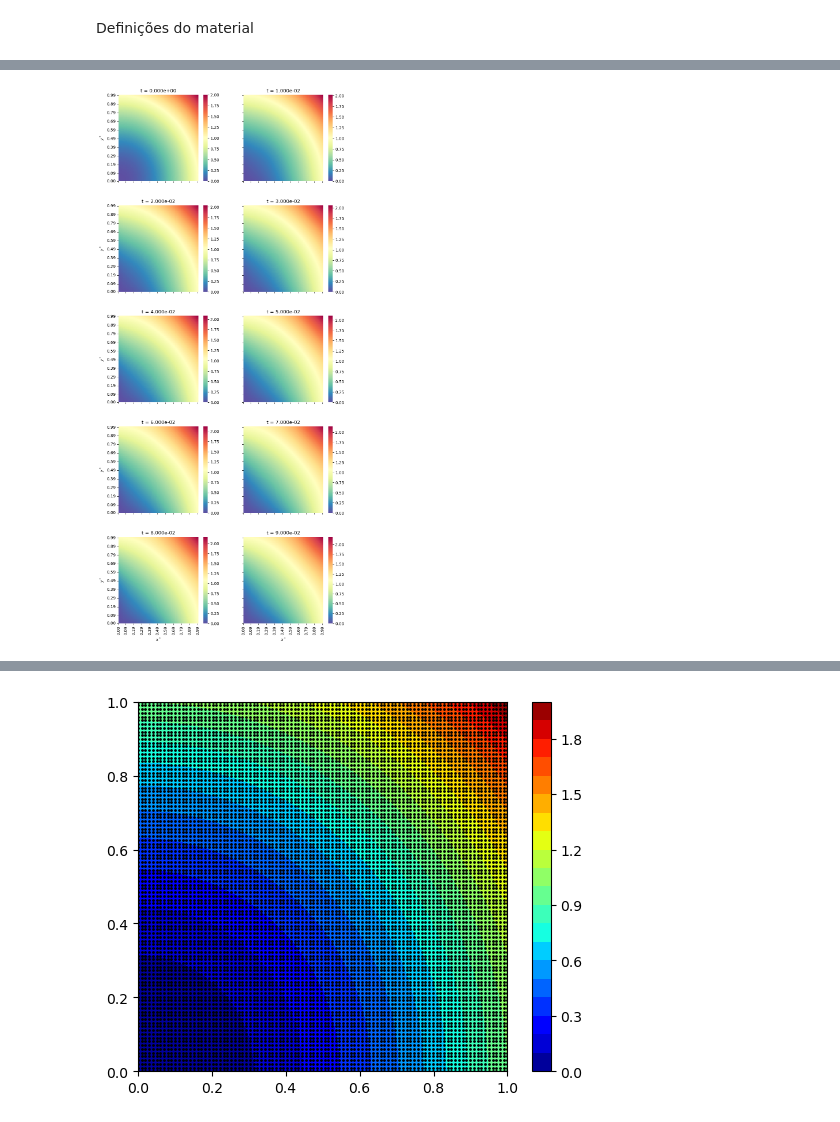
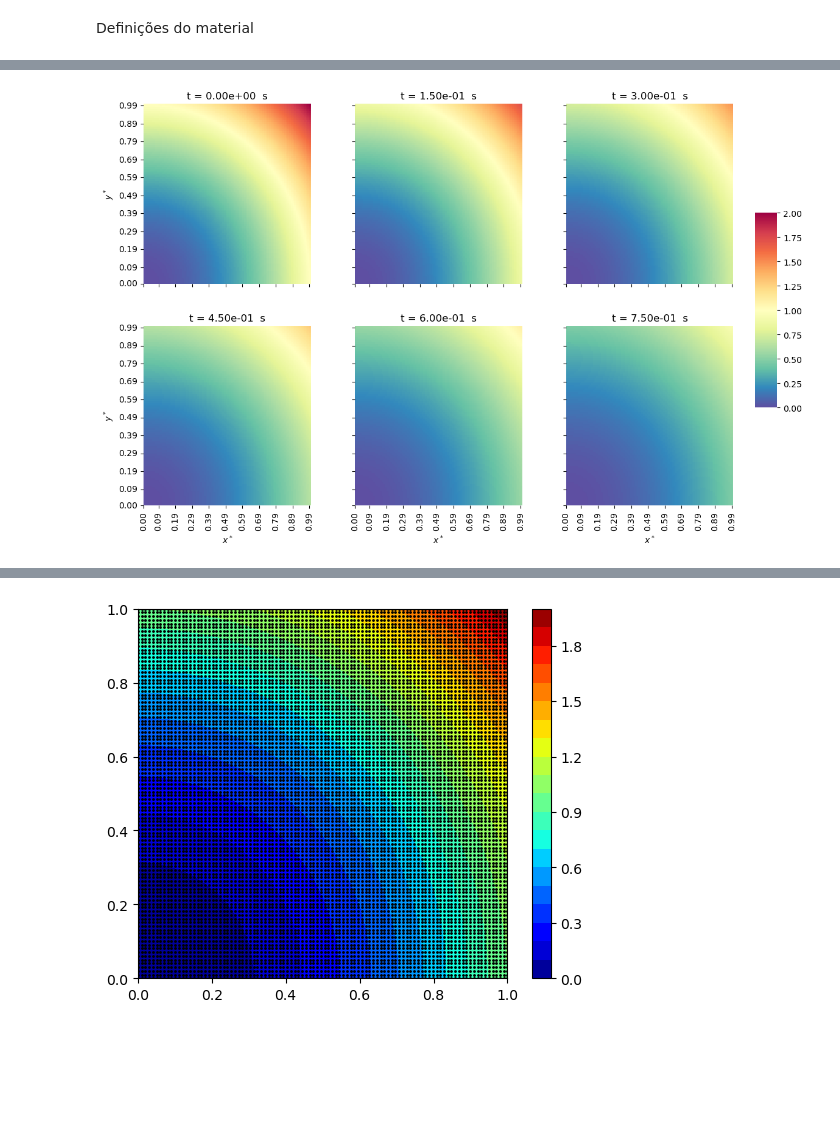
Before and after one commit to ThyCap/Transcal2, a Jupyter notebook: Transient_2D_FEM.ipynb, the cells around one changed output, grey strips where cells are left out. Drawn from its saved outputs; the diff is of its cells as text; code cells hidden in the pictures; blank space fills up the shorter version.

```diff
--- a/Transient_2D_FEM.ipynb
+++ b/Transient_2D_FEM.ipynb
@@ -24,7 +25,7 @@ Definições do material
 # %%
 # Boundary conditions
 # Tcc = lambda x, y, t: x*x + y*y + np.exp(t)
-Tcc = lambda x, y, t: (x*x + y*y)*(np.exp(t) - 1)
+Tcc = lambda x, y, t: (x*x + y*y)*np.exp(-t)
 # Tcc = lambda x, y, t: 1
 # %%
 rho = 1
@@ -33,5 +34,5 @@ kappa = 1
 alpha = kappa/(rho*cv)
 
 # Q = lambda t: np.exp(t)*rho*cv - 4*kappa
-Q = lambda x, y, t: ( (x*x + y*y)*np.exp(t) - 4*(np.exp(t) - 1)*alpha)*rho*cv
+Q = lambda x, y, t: -( x*x + y*y + 4*alpha )*np.exp(-t)*rho*cv
 # %%
@@ -123,12 +127,19 @@ for i in cc:
 Ainv = np.linalg.inv(A)
 # %%
 A2 = M/dt - (1 - beta)*K
+# %%
+def Q_vec(t, beta):
+    Q_vec_prev = np.array([Q(X[i], Y[i], t - dt) for i in range(Npoints)])
+    Q_vec_curr = np.array([Q(X[i], Y[i], t) for i in range(Npoints)])
+
+    Q_vec = beta*Q_vec_prev + (1 - beta)*Q_vec_curr
+
+    return Q_vec
 # %%
-for i in range(1, Nt):
-    Q_vec = np.array([Q(X[j], Y[j], T[i]) for j in range(Npoints)])
+for i in tqdm(range(1, Nt)):
+    q_vec = Q_vec(T[i], beta)
 
-    # b = (dt*(1 - beta)*K + M)@T_vec[i - 1].T + dt*M@np.array([Q(X[j], Y[j], t) for j in range(Npoints)]).T
-    b = A2@T_vec[i - 1] + M@Q_vec
+    b = A2@T_vec[i - 1] + M@q_vec
 
     for j in cc:
         b[j] = Tcc(X[j], Y[j], T[i])
@@ -154,13 +172,13 @@ plt.show()
 # %%
 triang = tri.Triangulation(X,Y)
 # %%
-N = 10
+N = 6
 start = 0
-step = 100
-setLimits = []
+step = 1_500
+setLimits = [0, 2]
 
-nlines = N // 2
-fig, axs = plt.subplots(nlines, 2, figsize = (10, 4*nlines), sharex = True, sharey = True)
+nlines = N // 3
+fig, axs = plt.subplots(nlines, 3, figsize = (12, 4*nlines), sharex = True, sharey = True)
 fig.tight_layout(pad = 5)
 
 num_ticks = 11
@@ -174,43 +192,46 @@ xticks = np.linspace(0, len(Xv) - 1, num_ticks, dtype=int)
 fmtx = lambda x, pos: '{:.2f}'.format(x*Lx/nx, pos)
 fmty = lambda y, pos: '{:.2f}'.format(y*Ly/ny, pos)
 
-# fig.tight_layout(pad = 4)
+cbar_ax = fig.add_axes([.91, .3, .03, .4])
+
+fig.tight_layout(pad = 4)
 plt.subplots_adjust(right = 0.88)
 
 for i in range(N):
-    idxLine = i//2
-    idxCol = i % 2
+    idxLine = i//3
+    idxCol = i % 3
 
     idx = start + step*i
 
     T = np.reshape(T_vec[idx], (Nx, Ny))
 
     if len(setLimits) == 0:
         minV = min(T_vec[idx])
         maxV = max(T_vec[idx])
     else:
         minV = setLimits[0]
         maxV = setLimits[1]
 
 
     sns.heatmap(
     T,
     ax = axs[idxLine, idxCol],
     cmap = "Spectral_r",
     vmin = minV,
-    vmax = maxV
+    vmax = maxV,
+    cbar_ax= cbar_ax
     )
 
     axs[idxLine, idxCol].invert_yaxis()
     axs[idxLine, idxCol].set_xticks(xticks)
     axs[idxLine, idxCol].set_yticks(yticks)
 
     if idxLine == nlines - 1: axs[idxLine, idxCol].set(xlabel = r'$x^*$')
     if idxCol  == 0: axs[idxLine, idxCol].set(ylabel = r'$y^*$')
-    axs[idxLine, idxCol].set_title('t = %.3e' % ((idx)*dt))
+    axs[idxLine, idxCol].set_title('t = %.2e  s' % ((idx)*dt))
     axs[idxLine, idxCol].xaxis.set_major_formatter(mlp.ticker.FuncFormatter(fmtx))
     axs[idxLine, idxCol].yaxis.set_major_formatter(mlp.ticker.FuncFormatter(fmty))
 
 plt.show()
 # %% [output]
-[figure, old version]
+[figure, new version]
```
Also changed, not shown: parts of 18 cells of this notebook, 11 other files.
